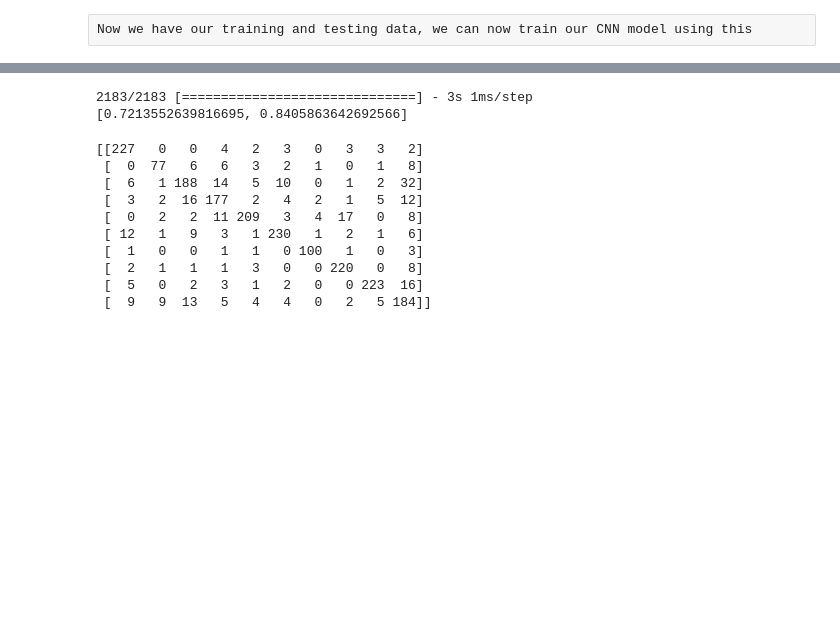
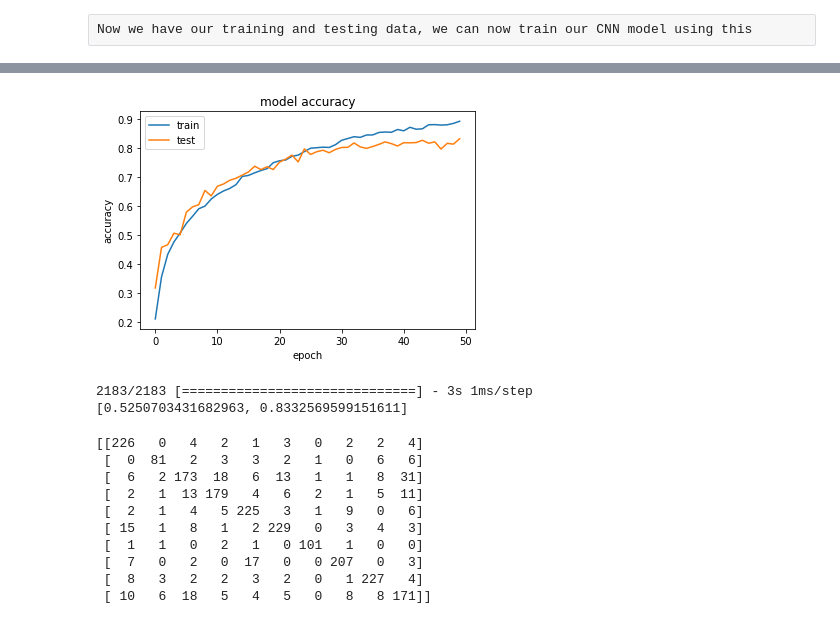
Before and after one commit to shakib1729/urban-sound-cnn-jupyter, a Jupyter notebook: Urban Sound Classification CNN.ipynb, the cells around one changed output, grey strips where cells are left out. Cells and saved outputs as stored; diff of their text form; code cells hidden in the pictures; blank space fills up the shorter version.

```diff
--- a/Urban Sound Classification CNN.ipynb
+++ b/Urban Sound Classification CNN.ipynb
@@ -80,6 +80,7 @@ from keras.models import Sequential
 from keras.layers import Dense, Dropout, Flatten, Conv2D, MaxPooling2D
 from keras import optimizers
 # %%
+# Model with 2 dropout layers (dropout rates as 0.30 and 0.50) and learning_rate=0.0005
 model = Sequential()
 model.add(Conv2D(32, (3, 3), padding='same', activation='relu',
                  input_shape=input_shape))
@@ -87,6 +88,8 @@ model.add(MaxPooling2D(pool_size=(2, 2)))
 
 model.add(Conv2D(32, (3, 3), padding='same', activation='relu'))
 model.add(MaxPooling2D(pool_size=(2, 2)))
+
+model.add(Dropout(0.30))
 
 model.add(Conv2D(64, (3, 3), padding='same', activation='relu'))
 model.add(MaxPooling2D(pool_size=(2, 2)))
@@ -124,4 +127,4 @@ Trainable params: 407,210
 Non-trainable params: 0
 _________________________________________________________________
 # %%
-model.fit(X_train, Y_train, epochs=50, validation_data=(X_test, Y_test))
+history = model.fit(X_train, Y_train, epochs=50, validation_data=(X_test, Y_test))
@@ -128,8 +149,19 @@ model.fit(X_train, Y_train, epochs=50, validation_data=(X_test, Y_test))
+# %%
+# summarize history for accuracy
+plt.plot(history.history['accuracy'])
+plt.plot(history.history['val_accuracy'])
+plt.title('model accuracy')
+plt.ylabel('accuracy')
+plt.xlabel('epoch')
+plt.legend(['train', 'test'], loc='upper left')
+plt.show()
+# %% [output]
+[figure, added]
 # %%
 score = model.evaluate(X_test, Y_test)
 print(score)
 # %% [output]
 2183/2183 [==============================] - 3s 1ms/step
-[0.7213552639816695, 0.8405863642692566]
+[0.5250703431682963, 0.8332569599151611]
 # %%
 # Save the model, so that we can use this trained model later also
@@ -146,16 +178,16 @@ from sklearn.metrics import confusion_matrix, classification_report, accuracy_sc
 # %%
 print(confusion_matrix(y_test, y_test_pred))
 # %% [output]
-[[227   0   0   4   2   3   0   3   3   2]
- [  0  77   6   6   3   2   1   0   1   8]
- [  6   1 188  14   5  10   0   1   2  32]
- [  3   2  16 177   2   4   2   1   5  12]
- [  0   2   2  11 209   3   4  17   0   8]
- [ 12   1   9   3   1 230   1   2   1   6]
- [  1   0   0   1   1   0 100   1   0   3]
- [  2   1   1   1   3   0   0 220   0   8]
- [  5   0   2   3   1   2   0   0 223  16]
- [  9   9  13   5   4   4   0   2   5 184]]
+[[226   0   4   2   1   3   0   2   2   4]
+ [  0  81   2   3   3   2   1   0   6   6]
+ [  6   2 173  18   6  13   1   1   8  31]
+ [  2   1  13 179   4   6   2   1   5  11]
+ [  2   1   4   5 225   3   1   9   0   6]
+ [ 15   1   8   1   2 229   0   3   4   3]
+ [  1   1   0   2   1   0 101   1   0   0]
+ [  7   0   2   0  17   0   0 207   0   3]
+ [  8   3   2   2   3   2   0   1 227   4]
+ [ 10   6  18   5   4   5   0   8   8 171]]
 # %%
 print(confusion_matrix(y_train, y_train_pred))
 # %% [output]
```
Also changed, not shown: parts of 8 cells of this notebook, 4 other files.
